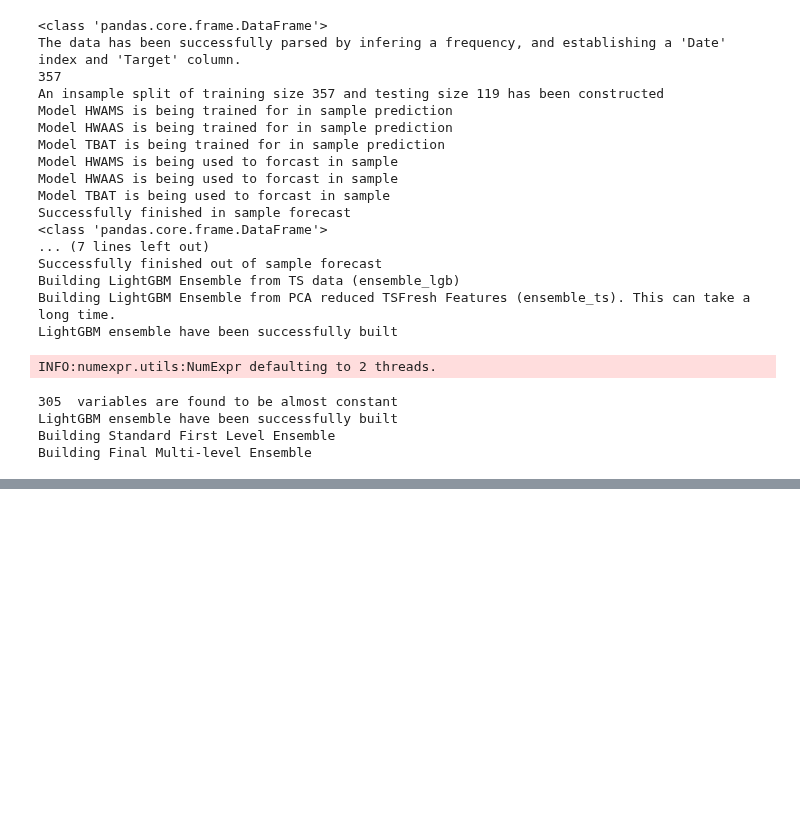
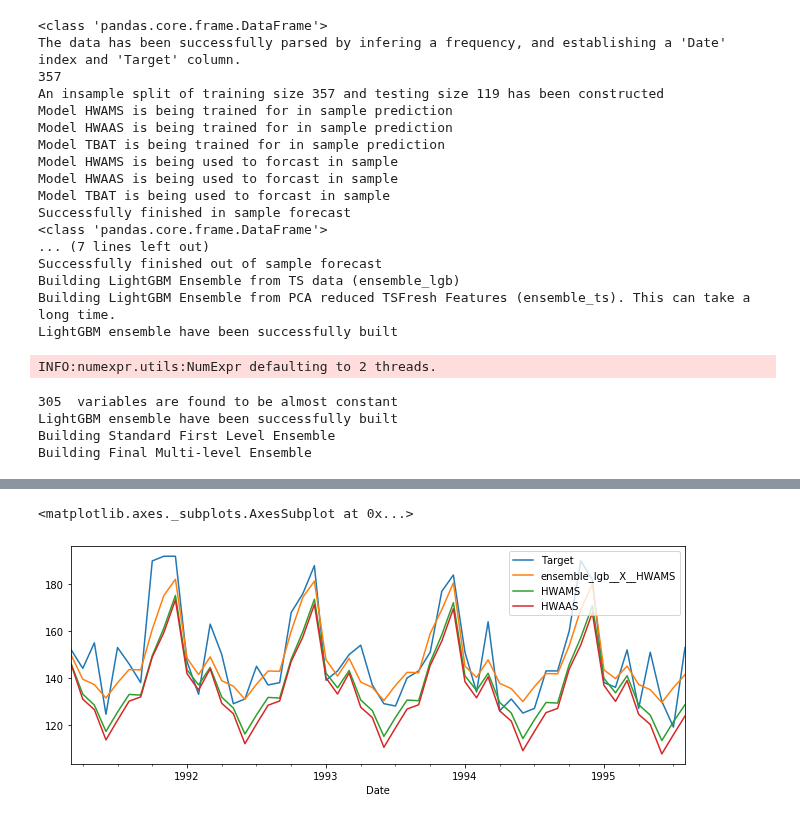
Before and after one commit to guthiLatha/ML, a Jupyter notebook: ATSPY_Test.ipynb, the cells around one changed output, grey strips where cells are left out. Saved outputs shown, nothing was run; the diff lists cells and outputs as text; code cells hidden in the pictures; blank space fills up the shorter version.

```diff
--- a/ATSPY_Test.ipynb
+++ b/ATSPY_Test.ipynb
@@ -70,0 +113,5 @@ Building Final Multi-level Ensemble
+# %%
+all_ensemble_in[["Target","ensemble_lgb__X__HWAMS","HWAMS","HWAAS"]].plot()
+# %% [output]
+<matplotlib.axes._subplots.AxesSubplot at 0x...>
+[figure, added]
```
Also changed, not shown: parts of 7 cells of this notebook.
